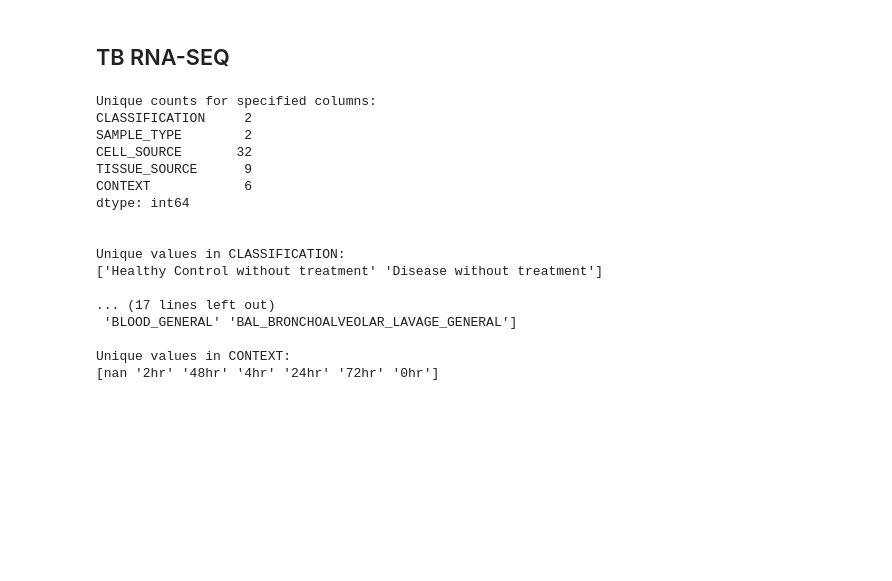
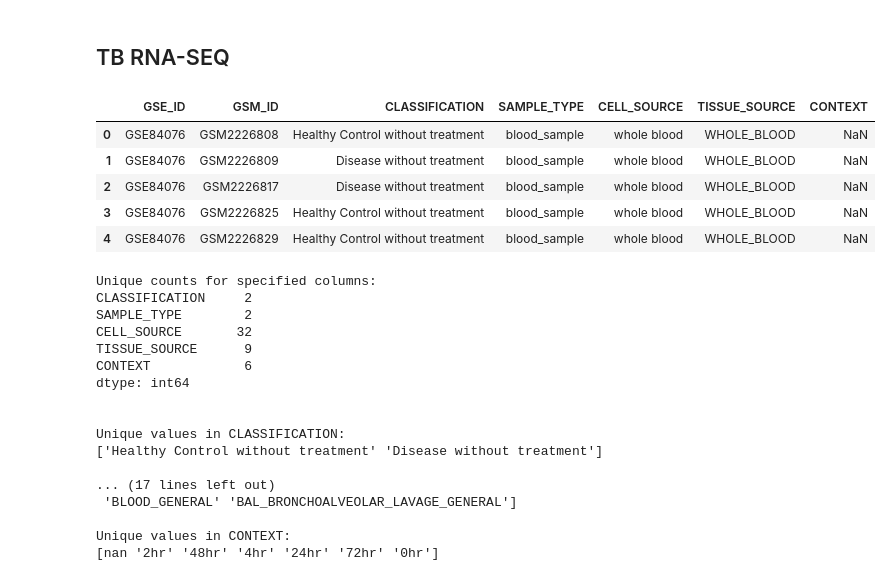
Before and after one commit to JRaviLab/integrative-drugrep-tb, a Jupyter notebook: DataCurration/Stage1.1_CheckLabeling.ipynb, the cells around one changed output. Cells and saved outputs as stored; diff of their text form; code cells hidden in the pictures; blank space fills up the shorter version.

```diff
--- a/DataCurration/Stage1.1_CheckLabeling.ipynb
+++ b/DataCurration/Stage1.1_CheckLabeling.ipynb
@@ -71,3 +75,13 @@ def does_gse_match(doc, man) -> bool:
 # %% [markdown]
 ## TB RNA-SEQ
+# %%
+TBman = pd.read_csv('../data/labeling/TB_man.tsv', sep='\t')
+TBman.head()
+# %% [output]
+|  | GSE_ID | GSM_ID | CLASSIFICATION | SAMPLE_TYPE | CELL_SOURCE | TISSUE_SOURCE | CONTEXT |
+| 0 | GSE84076 | GSM2226808 | Healthy Control without treatment | blood_sample | whole blood | WHOLE_BLOOD | NaN |
+| 1 | GSE84076 | GSM2226809 | Disease without treatment | blood_sample | whole blood | WHOLE_BLOOD | NaN |
+| 2 | GSE84076 | GSM2226817 | Disease without treatment | blood_sample | whole blood | WHOLE_BLOOD | NaN |
+| 3 | GSE84076 | GSM2226825 | Healthy Control without treatment | blood_sample | whole blood | WHOLE_BLOOD | NaN |
+| 4 | GSE84076 | GSM2226829 | Healthy Control without treatment | blood_sample | whole blood | WHOLE_BLOOD | NaN |
 # %%
```
Also changed, not shown: parts of 13 cells of this notebook, 4 other files.
